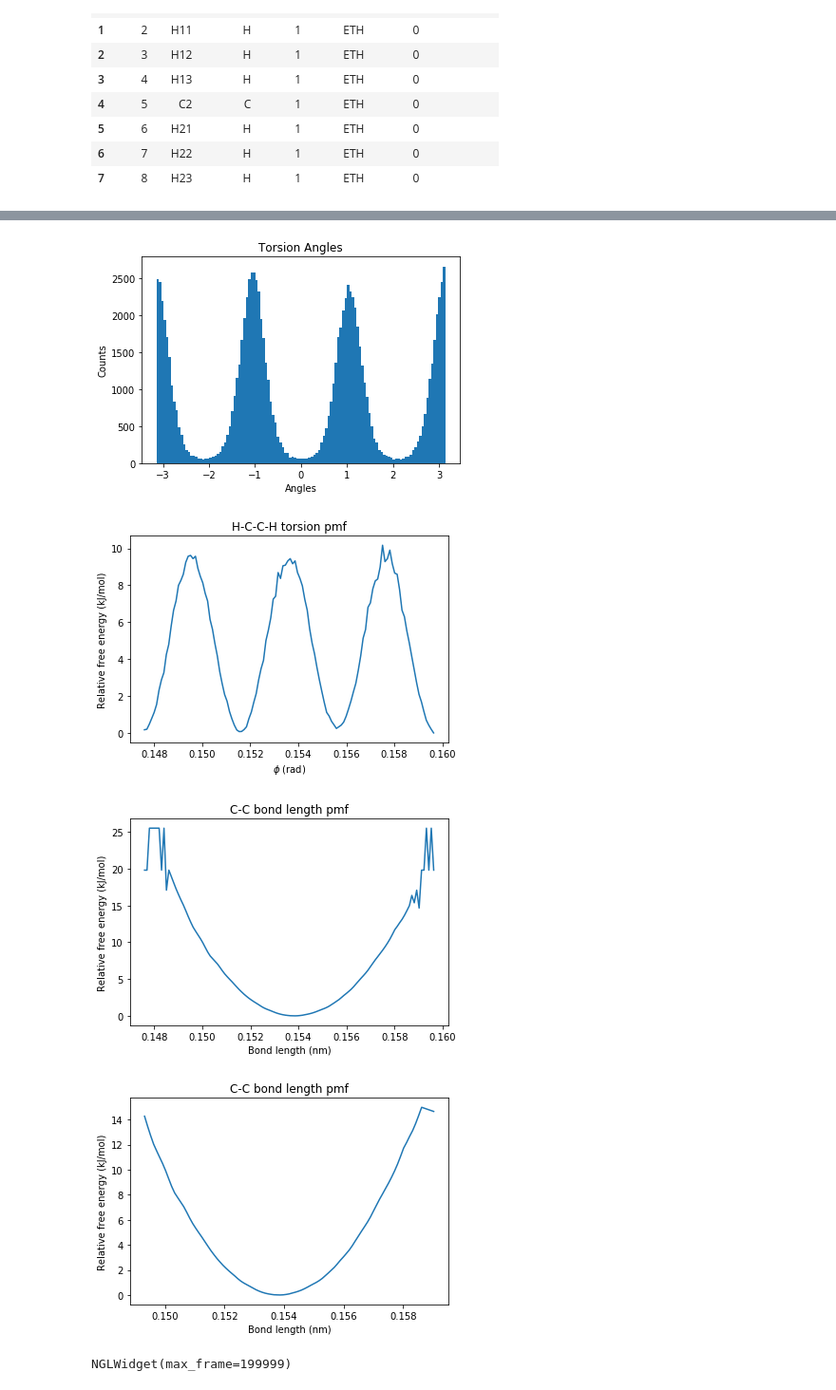
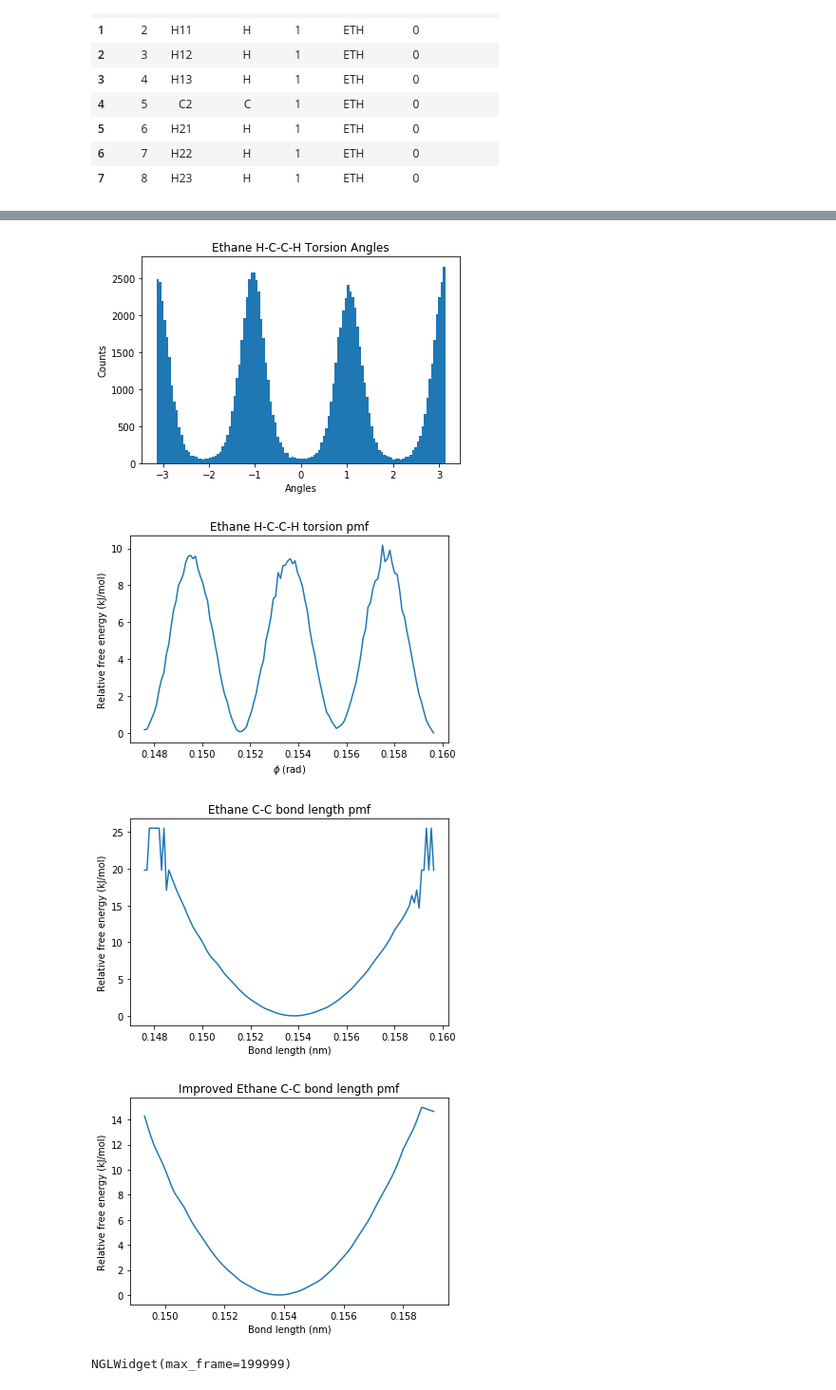
Before and after one commit to albscs/CHEM96.6-101.6-real, a Jupyter notebook: mm-tools/data/MM-Tools-Simulation-Analysis.ipynb, the cells around one changed output, grey strips where cells are left out. Shown at 95% size. Drawn from its saved outputs; the diff is of its cells as text; code cells hidden in the pictures.

```diff
--- a/mm-tools/data/MM-Tools-Simulation-Analysis.ipynb
+++ b/mm-tools/data/MM-Tools-Simulation-Analysis.ipynb
@@ -43,12 +43,12 @@ verticies = [5, 4, 0, 1]
 bond_torsions = md.compute_dihedrals(traj, [verticies])
 
 angle_sums, binsides, otherthings = plt.hist(bond_torsions, bins=120)
-plt.title('Torsion Angles')
+plt.title('Ethane H-C-C-H Torsion Angles')
 plt.xlabel('Angles')
 plt.ylabel('Counts')
 plt.show()
 # %% [output]
-[figure, old version]
+[figure, new version]
 # %%
 # they forgot to import this in the tutorial, so I added it.
 import numpy as np
@@ -62,12 +62,12 @@ pmf = pmf - np.min(pmf) # subtract off minimum value so that energies start from
 bincenters = (binedges[1:] + binedges[:-1])/2 # compute centers of histogram bins
 
 plt.plot(bincenters, pmf)
-plt.title('H-C-C-H torsion pmf')
+plt.title('Ethane H-C-C-H torsion pmf')
 plt.xlabel(r'$\phi$ (rad)')
 plt.ylabel('Relative free energy (kJ/mol)')
 plt.show()
 # %% [output]
-[figure, old version]
+[figure, new version]
 # %%
 #They also forgot to add this too...
 from scipy.misc import factorial
@@ -85,18 +85,18 @@ pmf_s = pmf_smoothed[:,1] - np.min(pmf_smoothed[:,1])
 plt.plot(bincenters, pmf_s)
 plt.xlabel('Bond length (nm)')
 plt.ylabel('Relative free energy (kJ/mol)')
-plt.title('C-C bond length pmf')
+plt.title('Ethane C-C bond length pmf')
 plt.show()
 # %% [output]
-[figure, old version]
+[figure, new version]
 # %%
 plt.plot(bincenters[pmf_s < 15], pmf_s[pmf_s < 15])
 plt.xlabel('Bond length (nm)')
 plt.ylabel('Relative free energy (kJ/mol)')
-plt.title('C-C bond length pmf')
+plt.title('Improved Ethane C-C bond length pmf')
 plt.show()
 # %% [output]
-[figure, old version]
+[figure, new version]
 # %%
 traj = md.load('butane_sim.dcd', top='butane.pdb')
 # %%
```
Also changed, not shown: parts of 8 cells of this notebook.
